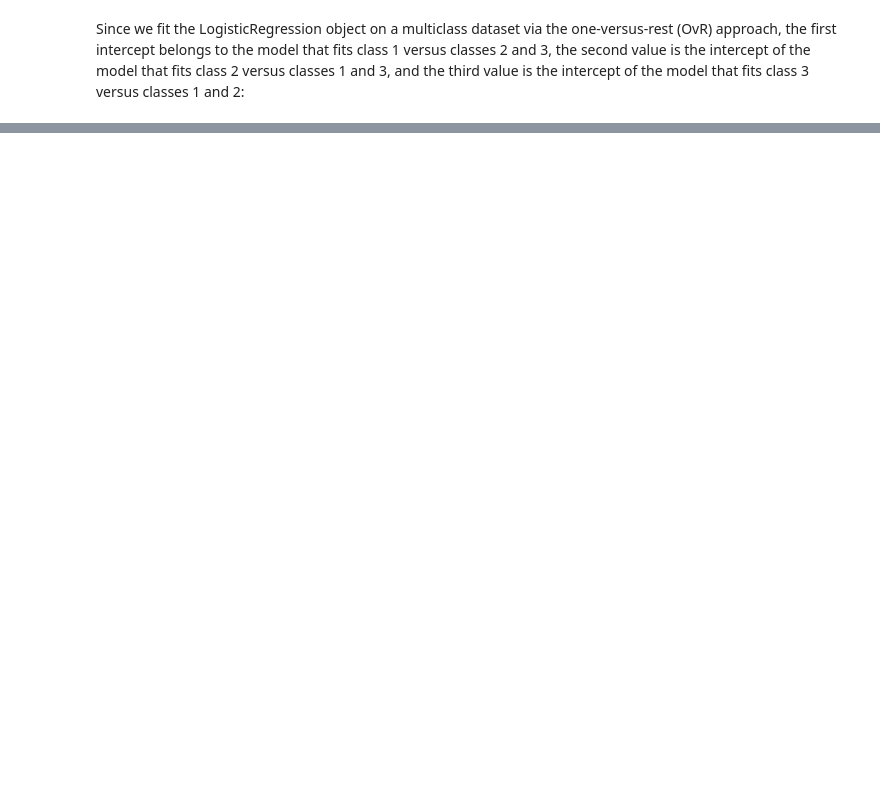
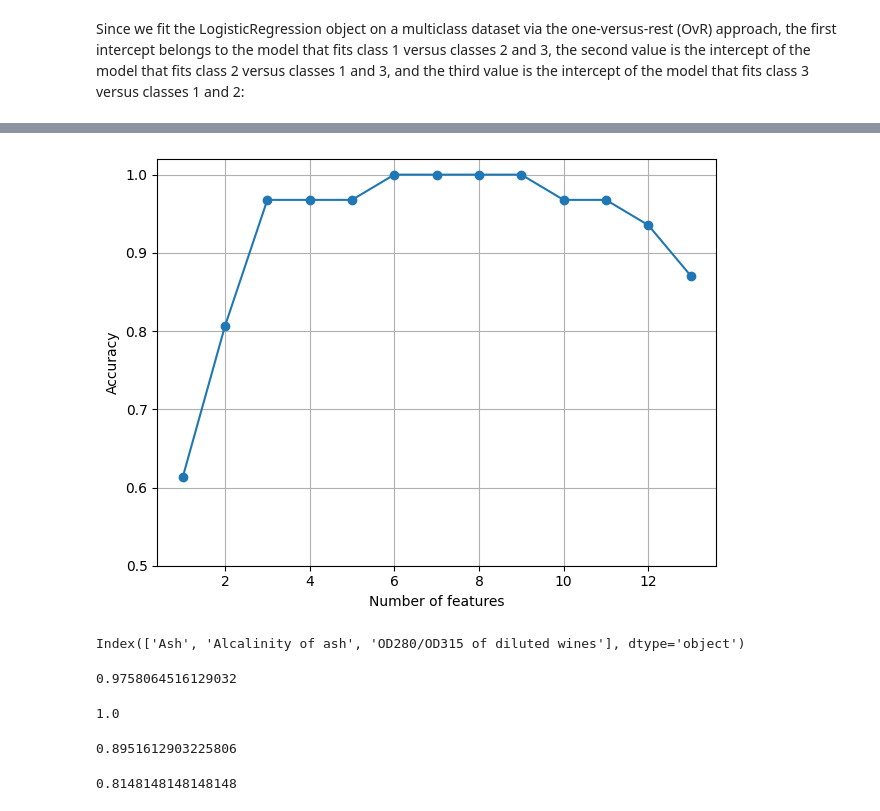
Before and after one commit to JPL-JUNO/Machine-Learning, a Jupyter notebook: MLPS/Codes/Ch04/codes1.ipynb, the cells around one changed output, grey strips where cells are left out. Cells and saved outputs as stored; diff of their text form; code cells hidden in the pictures; blank space fills up the shorter version.

```diff
--- a/MLPS/Codes/Ch04/codes1.ipynb
+++ b/MLPS/Codes/Ch04/codes1.ipynb
@@ -341,0 +392,34 @@ array([[ 0.2799725 ,  0.        ,  0.        , -0.02795273,  0.        ,
+# %%
+k_feat = [len(k) for k in sbs.subsets_]
+plt.plot(k_feat, sbs.score_, marker='o')
+plt.ylim([.5, 1.02])
+plt.ylabel('Accuracy')
+plt.xlabel('Number of features')
+plt.grid()
+plt.tight_layout()
+plt.show()
+# %% [output]
+[figure, added]
+# %%
+k3 = list(sbs.subsets_[-3])
+df_wine.columns[1:][k3]
+# %% [output]
+Index(['Ash', 'Alcalinity of ash', 'OD280/OD315 of diluted wines'], dtype='object')
+# %%
+knn.fit(X_train_std, y_train)
+knn.score(X_train_std, y_train)
+# %% [output]
+0.9758064516129032
+# %%
+knn.score(X_test_std, y_test)
+# %% [output]
+1.0
+# %%
+knn.fit(X_train_std[:, k3], y_train)
+knn.score(X_train_std[:, k3], y_train)
+# %% [output]
+0.8951612903225806
+# %%
+knn.score(X_test_std[:, k3], y_test)
+# %% [output]
+0.8148148148148148
```
Also changed, not shown: parts of 8 cells of this notebook, 4 other files.
